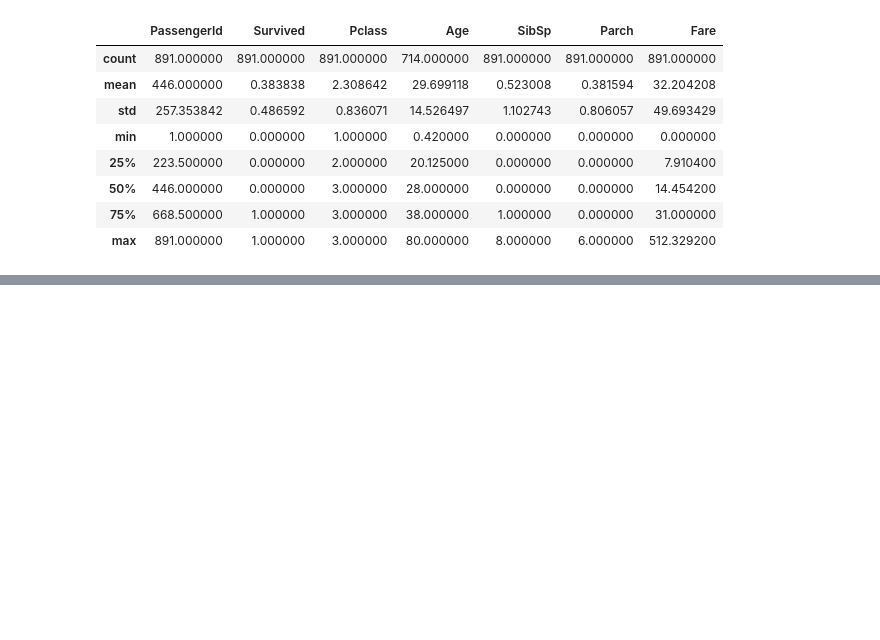
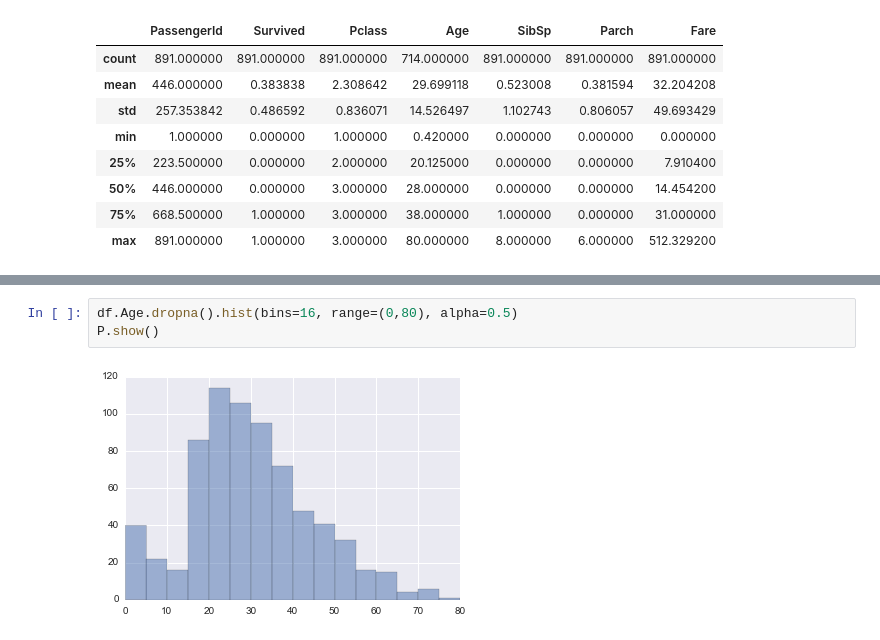
Before and after one commit to EvanZ/kaggle, a Jupyter notebook: titanic/notebook.ipynb, the cells around one changed output, grey strips where cells are left out. Drawn from its saved outputs; the diff is of its cells as text; blank space fills up the shorter version.

```diff
--- a/titanic/notebook.ipynb
+++ b/titanic/notebook.ipynb
@@ -61,0 +149,5 @@ df.describe()
+# %%
+df.Age.dropna().hist(bins=16, range=(0,80), alpha=0.5)
+P.show()
+# %% [output]
+[figure, added]
```
Also changed, not shown: parts of 14 cells of this notebook, 1 other file.
